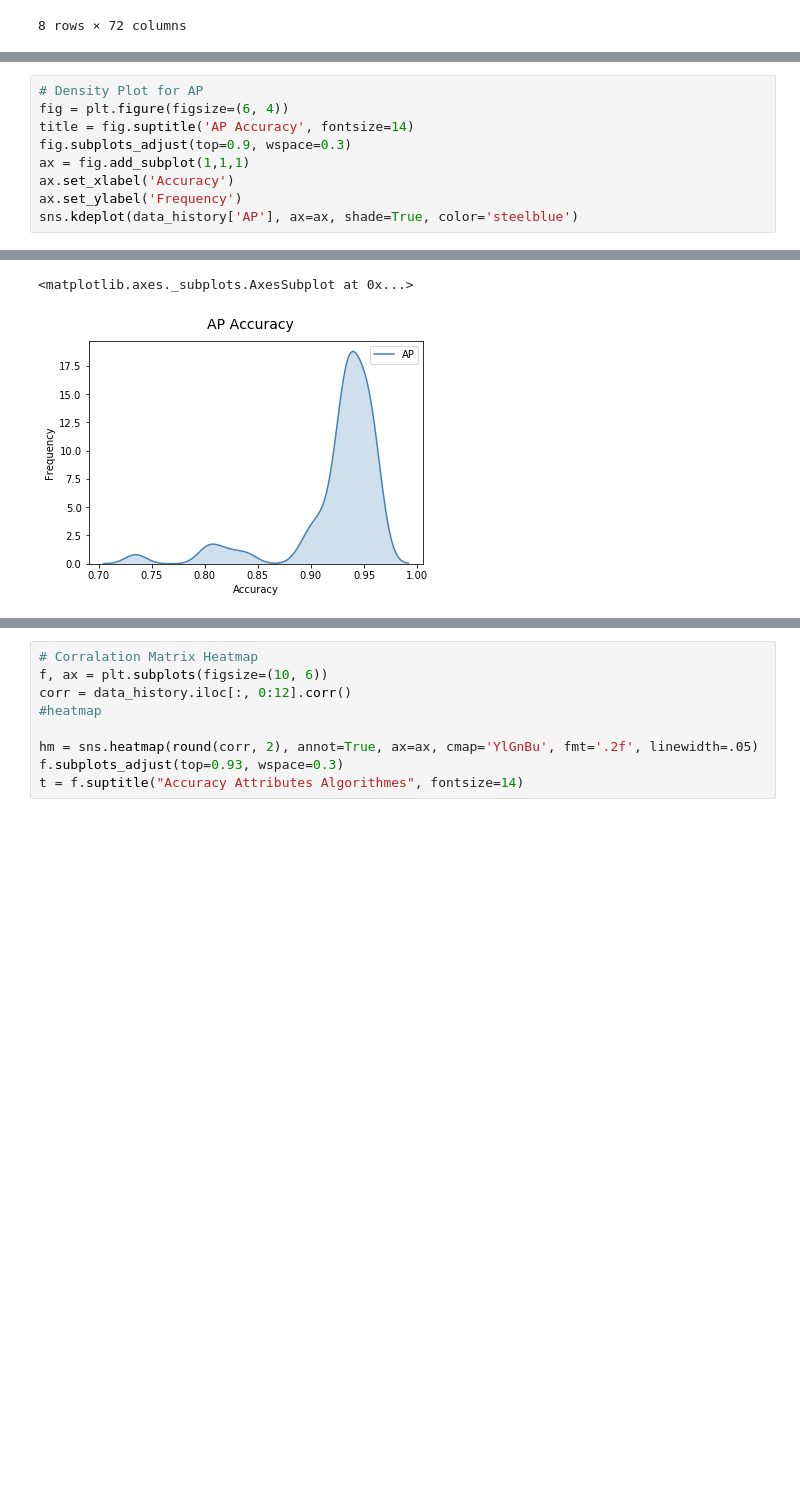
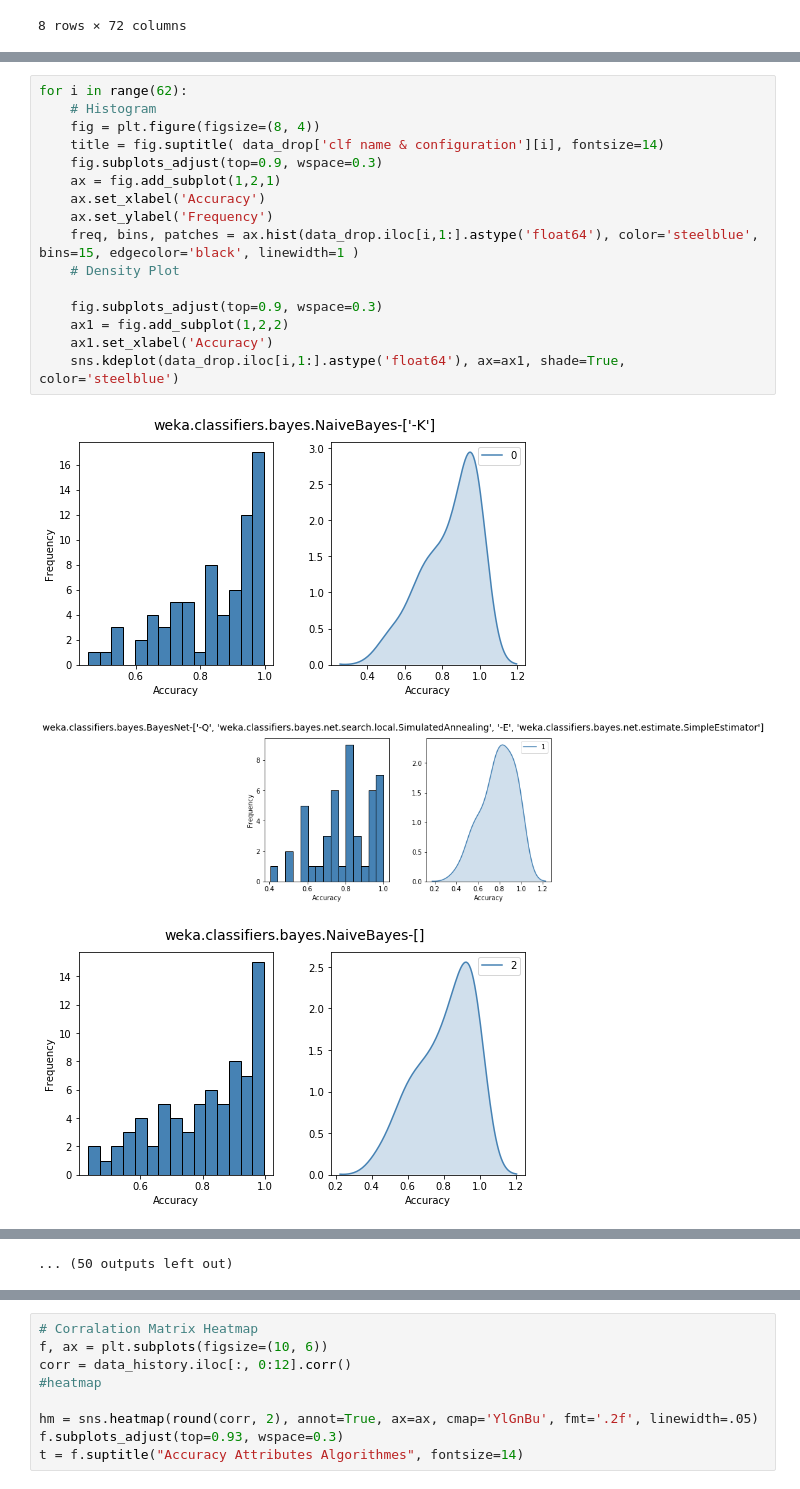
Before and after one commit to greeneley/visualisation_accuracy_algorithm, a Jupyter notebook: accuracy_analys.ipynb, the cells around one changed output, grey strips where cells are left out. Saved outputs shown, nothing was run; the diff lists cells and outputs as text; blank space fills up the shorter version.

```diff
--- a/accuracy_analys.ipynb
+++ b/accuracy_analys.ipynb
@@ -68,10 +101,20 @@ freq, bins, patches = ax.hist(data_history['AP'], color='steelblue', bins=15, ed
 # %%
-# Density Plot for AP
-fig = plt.figure(figsize=(6, 4))
-title = fig.suptitle('AP Accuracy', fontsize=14)
-fig.subplots_adjust(top=0.9, wspace=0.3)
-ax = fig.add_subplot(1,1,1)
-ax.set_xlabel('Accuracy')
-ax.set_ylabel('Frequency')
-sns.kdeplot(data_history['AP'], ax=ax, shade=True, color='steelblue')
+for i in range(62):
+    # Histogram
+    fig = plt.figure(figsize=(8, 4))
+    title = fig.suptitle( data_drop['clf name & configuration'][i], fontsize=14)
+    fig.subplots_adjust(top=0.9, wspace=0.3)
+    ax = fig.add_subplot(1,2,1)
+    ax.set_xlabel('Accuracy')
+    ax.set_ylabel('Frequency')
+    freq, bins, patches = ax.hist(data_drop.iloc[i,1:].astype('float64'), color='steelblue', bins=15, edgecolor='black', linewidth=1 )
+    # Density Plot
+
+    fig.subplots_adjust(top=0.9, wspace=0.3)
+    ax1 = fig.add_subplot(1,2,2)
+    ax1.set_xlabel('Accuracy')
+    sns.kdeplot(data_drop.iloc[i,1:].astype('float64'), ax=ax1, shade=True, color='steelblue')
 # %% [output]
+[figure, new version]
+[figure, added]
+[figure, added]
@@ -78,2 +130 @@ sns.kdeplot(data_history['AP'], ax=ax, shade=True, color='steelblue')
-<matplotlib.axes._subplots.AxesSubplot at 0x...>
+... (50 outputs left out)
-[figure, old version]
```
Also changed, not shown: parts of 7 cells of this notebook.
